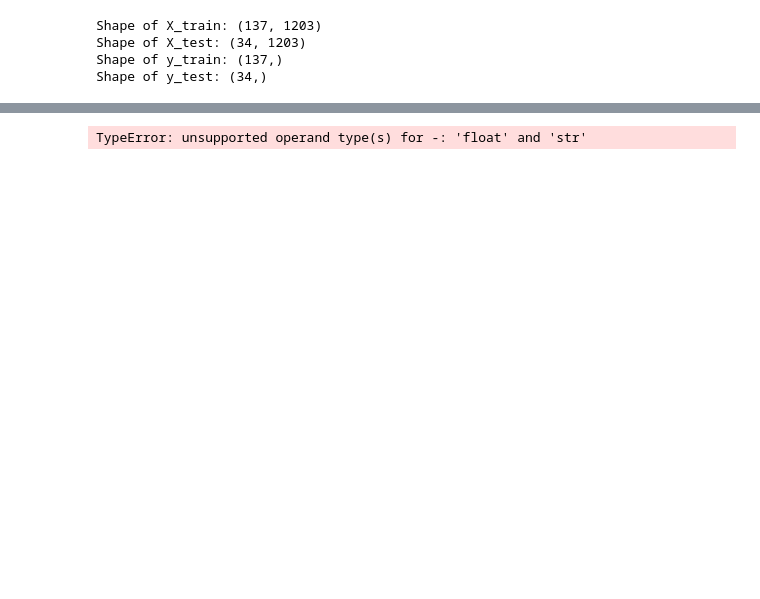
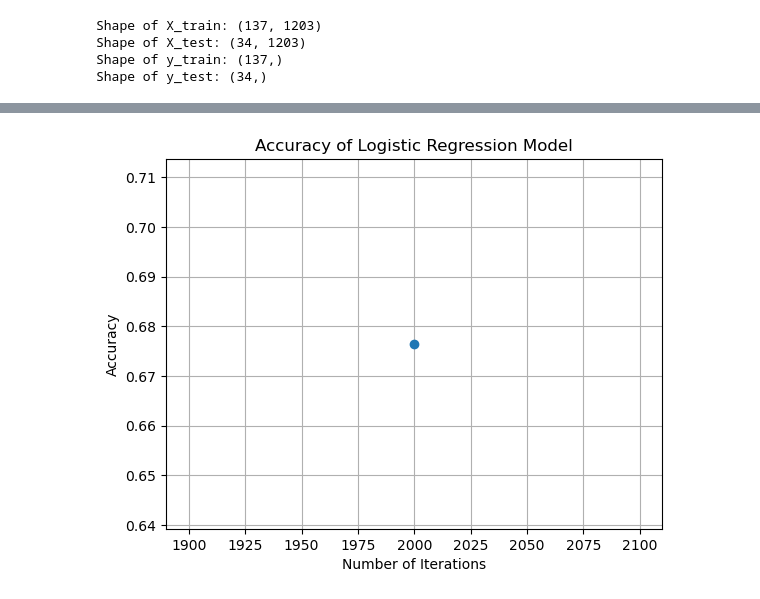
Before and after one commit to jonazhu/02620_ml_group5, a Jupyter notebook: FeatureEliminationLogisticRegression.ipynb, the cells around one changed output, grey strips where cells are left out. Cells and saved outputs as stored; diff of their text form; code cells hidden in the pictures; blank space fills up the shorter version.

Commit message:
Converted data types for toxicity data (list to np)

```diff
--- a/FeatureEliminationLogisticRegression.ipynb
+++ b/FeatureEliminationLogisticRegression.ipynb
@@ -113,19 +113,26 @@ Compute score function test passed.
 X = data.drop('Class', axis=1)
 y = data['Class']
 
+
 #Print XPortion
 print("Input features for logistic regression (X):")
-print(X.head())
+X = X.to_numpy()
+print(X)
+print(type(X))
 #Print YPortion
 print("Target variable for logistic regression:")
 print(y.head())
 
 #Convert target variable numeric
-# Assuming 'y' is your array of strings containing 'NonToxic' or 'Toxic'
+#0 FOR NONTOXIC
+#1 FOR TOXIC
 y_numeric = [0 if label == 'NonToxic' else 1 for label in y]
+#Convert to numpy array
+y_numeric = np.array(y_numeric)
 
 #Print YNumericPortion
 print("Target variable for logistic regression:")
 print(y_numeric)
+print(type(y_numeric))
 # %% [output]
 Input features for logistic regression (X):
@@ -169,7 +176,8 @@ def train_test_split(X, y, test_size=0.2, random_state=None):
 
     return X_train, X_test, y_train, y_test
 # %%
-X_train, X_test, y_train, y_test = train_test_split(X.values, y.values, test_size=0.2, random_state=42)
+#X_train, X_test, y_train, y_test = train_test_split(X.values, y.values, test_size=0.2, random_state=42)
+X_train, X_test, y_train, y_test = train_test_split(X, y_numeric, test_size=0.2, random_state=42)
 #Test train/test split
 print("Shape of X_train:", X_train.shape)
 print("Shape of X_test:", X_test.shape)
@@ -183,27 +220,27 @@ Shape of y_test: (34,)
 # %%
 #Switch hyperparameters up
 learning_rate = 0.001
-num_iterations_list = [100]
+num_iterations_list = [2000]
 
 #Train the logistic regression model and evaluate accuracy for each number of iterations
 accuracy_scores = []
 for num_iterations in num_iterations_list:
     #Training step
     weights, bias = logistic_regression(X_train, y_train, learning_rate, num_iterations)
 
     #Make predictions on the test data
-    y_pred = predict(X_test, weights, bias)
+    y_pred = logistic_regression_predict(X_test, weights, bias)
 
     #Calculate accuracy
-    acc = accuracy(y_test, y_pred)
+    acc = compute_score(y_test, y_pred)
     accuracy_scores.append(acc)
 
 #Plot accuracy over iterations
 plt.plot(num_iterations_list, accuracy_scores, marker='o')
 plt.xlabel('Number of Iterations')
 plt.ylabel('Accuracy')
 plt.title('Accuracy of Logistic Regression Model')
 plt.grid(True)
 plt.show()
 # %% [output]
-TypeError: unsupported operand type(s) for -: 'float' and 'str'
+[figure, added]
```
Also changed, not shown: parts of 4 cells of this notebook.
